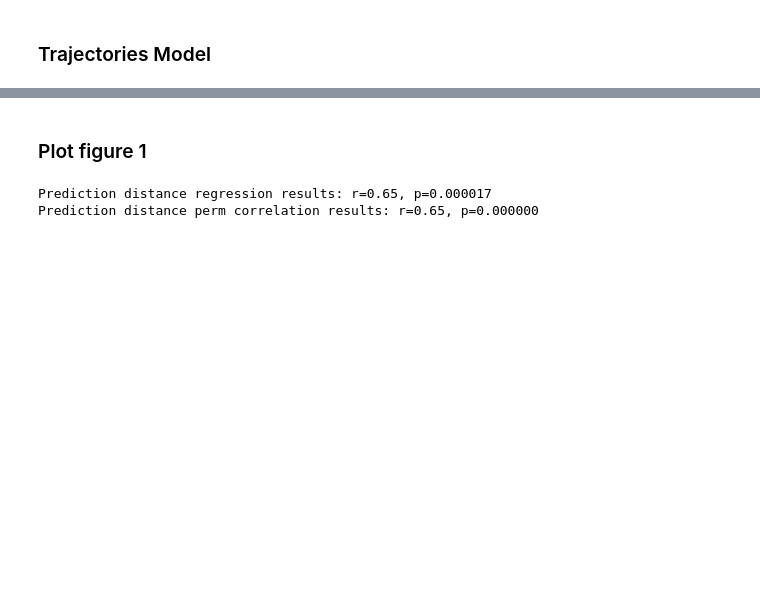
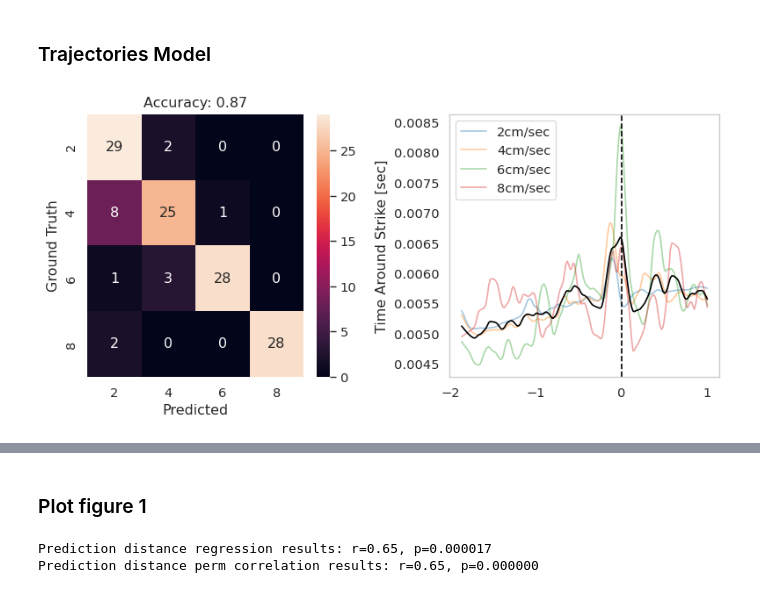
Before and after one commit to EvolutionaryNeuralCodingLab/PreyTouch, a Jupyter notebook: notebooks/paper_figs.ipynb, the cells around one changed output, grey strips where cells are left out. Drawn from its saved outputs; the diff is of its cells as text; code cells hidden in the pictures; blank space fills up the shorter version.

```diff
--- a/notebooks/paper_figs.ipynb
+++ b/notebooks/paper_figs.ipynb
@@ -478 +525,15 @@ def plot_traj_model_results(chosen_animal='PV91', axes=None):
     # fig.savefig(f'{TRAJ_DIR}/traj_model_plots.pdf')
+# %%
+fig, axes = plt.subplots(1, 2, figsize=(8, 4))
+model_path = f'{TRAJ_DIR}/{traj_model_paths[0]}'
+tj = TrajClassifier(model_path=model_path, is_debug=False)
+tj.all_data_evaluation(axes=axes, is_plot_auc=False)
+fig.tight_layout()
+
+# _, _, _, attns = tj.get_data_for_evaluation()
+# att = attns[2]
+# att = np.vstack(att).mean(axis=0)
+# att[:8] = np.nan
+# att.shape
+# %% [output]
+[figure, added]
```
Also changed, not shown: parts of 24 cells of this notebook, 1 other file.
